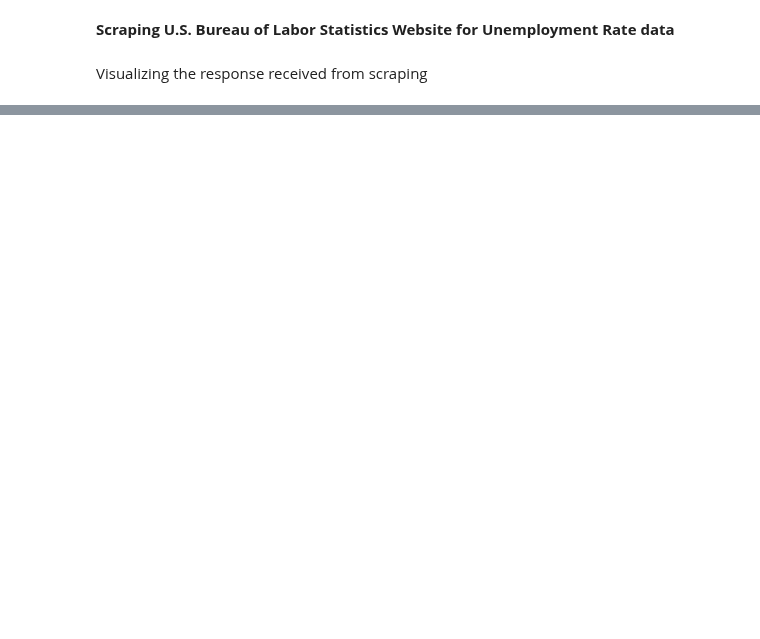
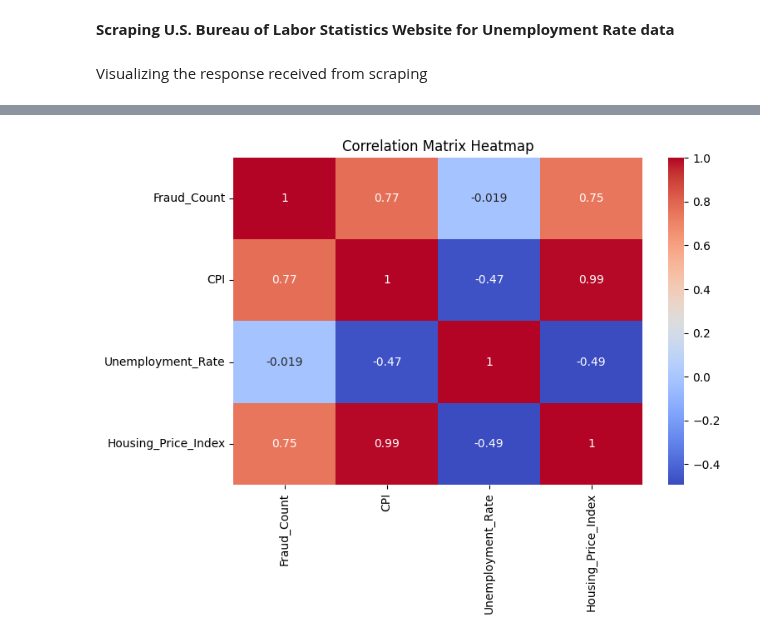
Before and after one commit to ryantangmj/ryantangmj.github.io, a Jupyter notebook: final_tutorial.ipynb, the cells around one changed output, grey strips where cells are left out. Drawn from its saved outputs; the diff is of its cells as text; code cells hidden in the pictures; blank space fills up the shorter version.

```diff
--- a/final_tutorial.ipynb
+++ b/final_tutorial.ipynb
@@ -683,0 +746,7 @@ plt.show()
+# %%
+# Ensure there are no missing values
+merged_data_clean = merged_data.dropna(subset=['Fraud_Count', 'CPI', 'Unemployment_Rate', 'Housing_Price_Index'])
+
+# Calculate correlation matrix
+corr_matrix = merged_data_clean[['Fraud_Count', 'CPI', 'Unemployment_Rate', 'Housing_Price_Index']].corr()
+print(corr_matrix)
@@ -683,0 +765,8 @@ plt.show()
+# %%
+plt.figure(figsize=(8, 6))
+sns.heatmap(corr_matrix, annot=True, cmap='coolwarm')
+plt.title('Correlation Matrix Heatmap')
+plt.tight_layout()
+plt.show()
+# %% [output]
+[figure, added]
```
Also changed, not shown: parts of 32 cells of this notebook.
